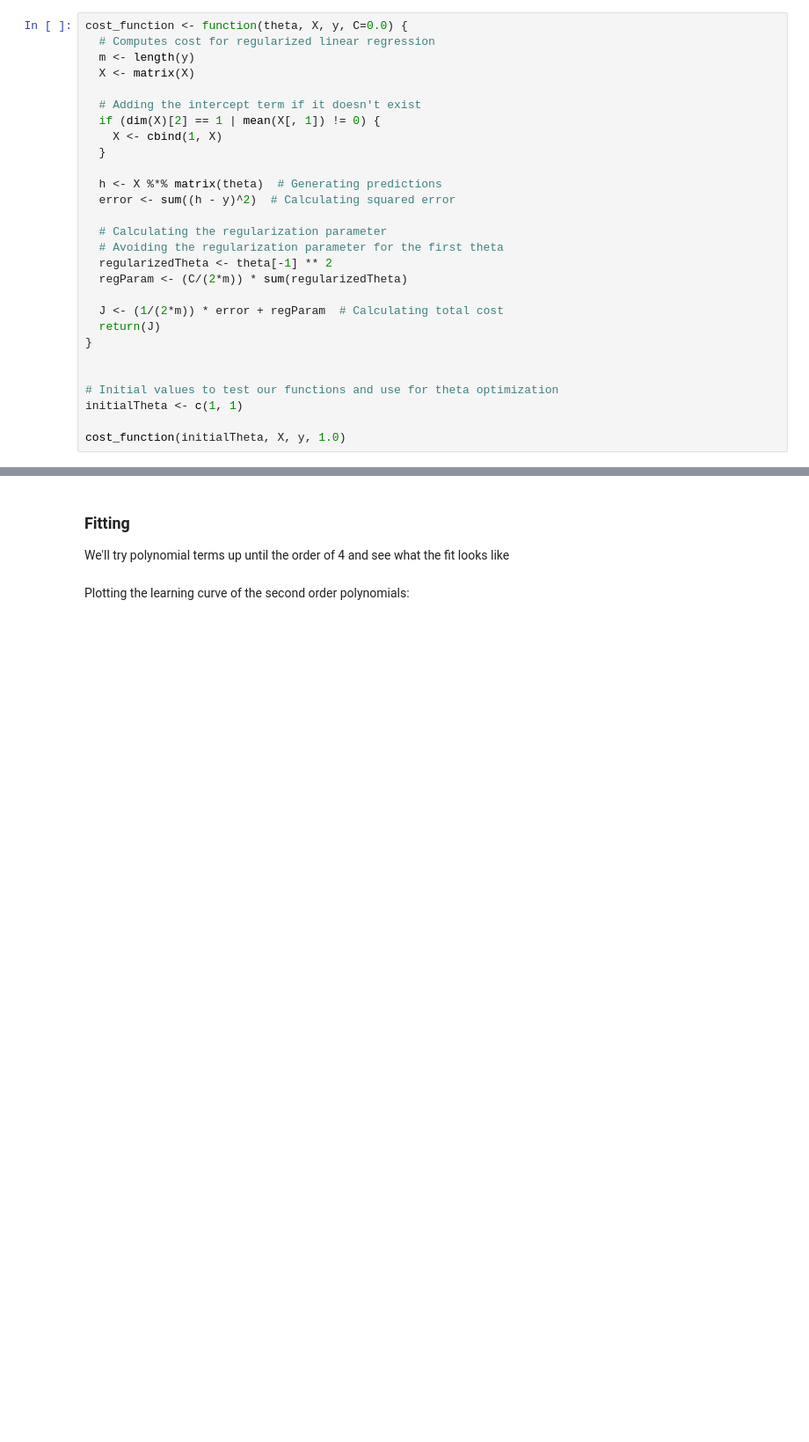
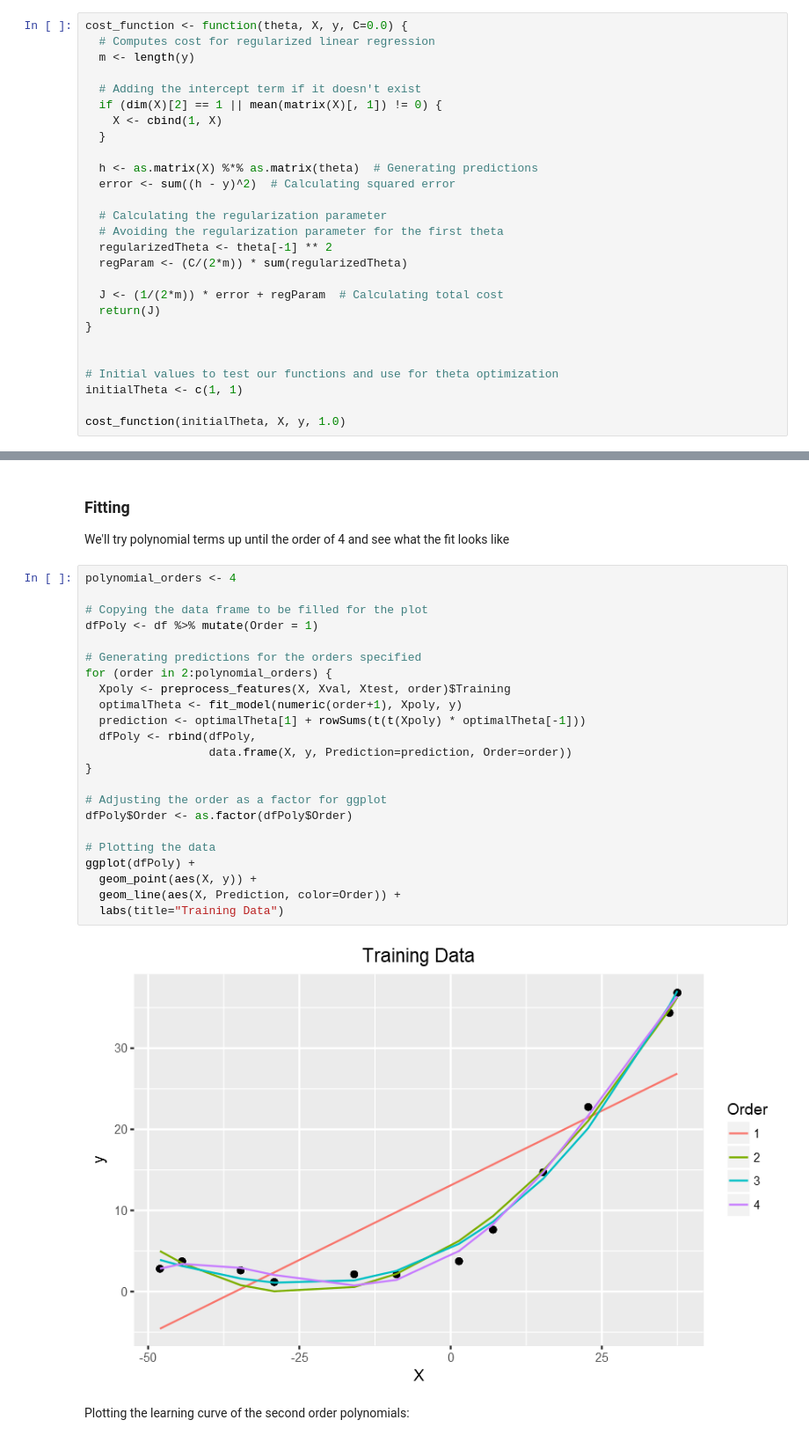
Before and after one commit to JeffMacaluso/Misc, a Jupyter notebook: MachineLearningMOOC/Ex5 R - Regularized Linear Regression and Bias vs. Variance.ipynb, the cells around one changed output, grey strips where cells are left out. Shown at 88% size. Saved outputs shown, nothing was run; the diff lists cells and outputs as text; blank space fills up the shorter version.

Commit message:
Added polynomial fitting plot

```diff
--- a/MachineLearningMOOC/Ex5 R - Regularized Linear Regression and Bias vs. Variance.ipynb
+++ b/MachineLearningMOOC/Ex5 R - Regularized Linear Regression and Bias vs. Variance.ipynb
@@ -66,14 +66,13 @@ $J(\theta) = \frac{1}{2m} \big(\sum_{i=1}^m (h_\theta(x^{(i)}) - y^{(i)})^2 \big
 cost_function <- function(theta, X, y, C=0.0) {
   # Computes cost for regularized linear regression
   m <- length(y)
-  X <- matrix(X)
 
   # Adding the intercept term if it doesn't exist
-  if (dim(X)[2] == 1 | mean(X[, 1]) != 0) {
+  if (dim(X)[2] == 1 || mean(matrix(X)[, 1]) != 0) {
     X <- cbind(1, X)
   }
 
-  h <- X %*% matrix(theta)  # Generating predictions
+  h <- as.matrix(X) %*% as.matrix(theta)  # Generating predictions
   error <- sum((h - y)^2)  # Calculating squared error
 
   # Calculating the regularization parameter
@@ -254,6 +296,31 @@ We also have to normalize our features when introducing the polynomial terms, wh
 ### Fitting
 
 We'll try polynomial terms up until the order of 4 and see what the fit looks like
+# %%
+polynomial_orders <- 4
+
+# Copying the data frame to be filled for the plot
+dfPoly <- df %>% mutate(Order = 1)
+
+# Generating predictions for the orders specified
+for (order in 2:polynomial_orders) {
+  Xpoly <- preprocess_features(X, Xval, Xtest, order)$Training
+  optimalTheta <- fit_model(numeric(order+1), Xpoly, y)
+  prediction <- optimalTheta[1] + rowSums(t(t(Xpoly) * optimalTheta[-1]))
+  dfPoly <- rbind(dfPoly,
+                  data.frame(X, y, Prediction=prediction, Order=order))
+}
+
+# Adjusting the order as a factor for ggplot
+dfPoly$Order <- as.factor(dfPoly$Order)
+
+# Plotting the data
+ggplot(dfPoly) +
+  geom_point(aes(X, y)) +
+  geom_line(aes(X, Prediction, color=Order)) +
+  labs(title="Training Data")
+# %% [output]
+[figure, added]
 # %% [markdown]
 Plotting the learning curve of the second order polynomials:
 # %% [markdown]
```
Also changed, not shown: parts of 2 cells of this notebook.
